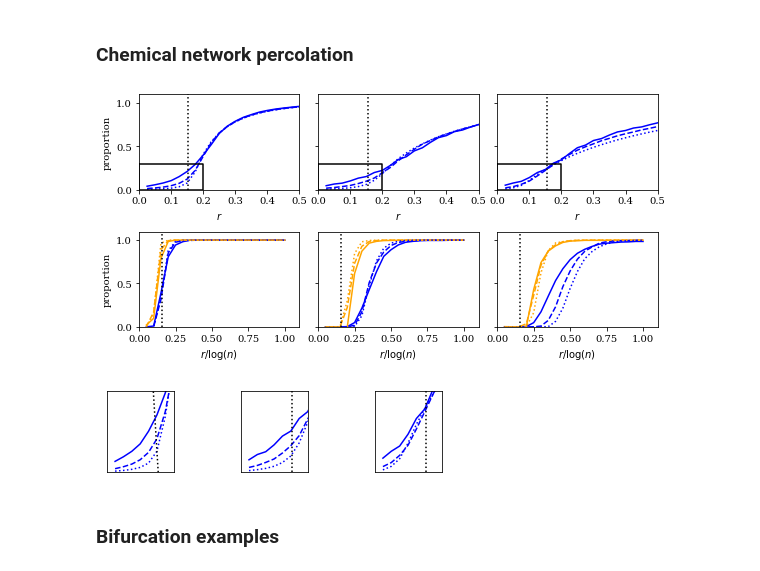
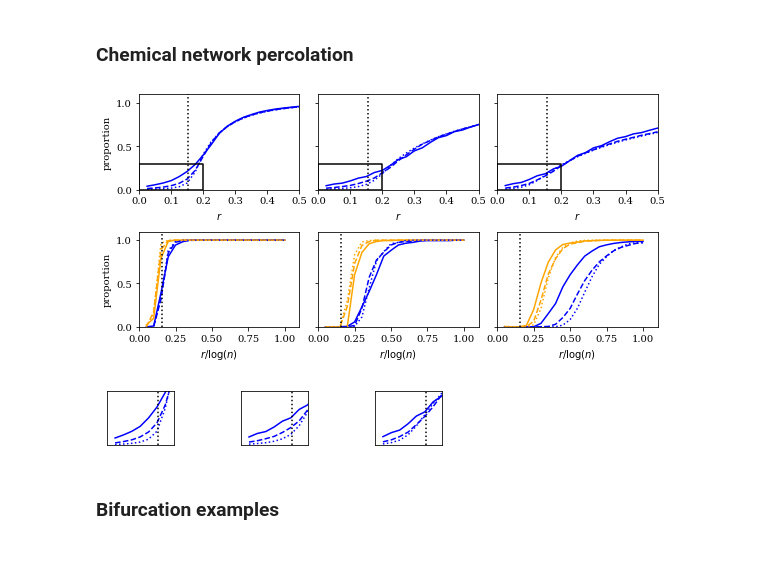
Before and after one commit to znicolaou/rmtchem, a Jupyter notebook: plots.ipynb, the cells around one changed output. Saved outputs shown, nothing was run; the diff lists cells and outputs as text; code cells hidden in the pictures.

Commit message:
updated plots

```diff
--- a/plots.ipynb
+++ b/plots.ipynb
@@ -109,7 +109,7 @@ plt.xlim(0,0.5)
 plt.subplot(2,3,2)
 for i in range(len(ns)):
     n=ns[i]
-    dat=np.loadtxt('data/sing/'+str(n)+'_counts.txt')
+    dat=np.loadtxt('data/percolation_0/'+str(n)+'_counts.txt')
     plt.plot(dat[:,1],dat[:,2],color='blue',linestyle=ls[i])
 plt.plot([4/26,4/26],[0,1.1],color='black',linestyle=':')
 plt.plot([0,0.2,0.2,0,0],[0.3,0.3,0,0,0.3],color='black')
@@ -123,7 +123,7 @@ plt.ylim(0,1.1)
 plt.subplot(2,3,3)
 for i in range(len(ns)):
     n=ns[i]
-    dat=np.loadtxt('data/sing3/'+str(n)+'_counts.txt')
+    dat=np.loadtxt('data/percolation_3/'+str(n)+'_counts.txt')
     plt.plot(dat[:,1],dat[:,2],color='blue',linestyle=ls[i])
 plt.plot([4/26,4/26],[0,1.1],color='black',linestyle=':')
 plt.plot([0,0.2,0.2,0,0],[0.3,0.3,0,0,0.3],color='black')
@@ -150,7 +150,7 @@ plt.xlim(0,1.1)
 plt.subplot(2,3,5)
 for i in range(len(ns)):
     n=ns[i]
-    dat=np.loadtxt('data/sing2/'+str(n)+'_counts.txt')
+    dat=np.loadtxt('data/logpercolation_0/'+str(n)+'_counts.txt')
     plt.plot(dat[:,1],dat[:,4],color='blue',linestyle=ls[i])
     plt.plot(dat[:,1],dat[:,5],color='orange',linestyle=ls[i])
 plt.plot([4/26,4/26],[0,1.1],color='black',linestyle=':')
@@ -163,7 +163,7 @@ plt.xlim(0,1.1)
 plt.subplot(2,3,6)
 for i in range(len(ns)):
     n=ns[i]
-    dat=np.loadtxt('data/sing4/'+str(n)+'_counts.txt')
+    dat=np.loadtxt('data/logpercolation_3/'+str(n)+'_counts.txt')
     plt.plot(dat[:,1],dat[:,4],color='blue',linestyle=ls[i])
     plt.plot(dat[:,1],dat[:,5],color='orange',linestyle=ls[i])
 plt.plot([4/26,4/26],[0,1.1],color='black',linestyle=':')
@@ -179,11 +179,11 @@ plt.tight_layout()
 plt.savefig('plots/fig2.pdf')
 plt.show()
 # %% [output]
-[figure, old version]
+[figure, new version]
 # %%
 ns=[64,256,1024]
 ls=['-','--',':']
-fig, axs = plt.subplots(1,3,figsize=(6,1.5))
+fig, axs = plt.subplots(1,3,figsize=(6,1))
 
 plt.subplot(1,3,1)
 plt.xlim(0,0.2)
@@ -195,38 +195,38 @@ for i in range(3):
     n=ns[i]
     dat=np.loadtxt('data/er/'+str(n)+'_counts.txt')
     plt.plot(dat[:,1]/(13/4),dat[:,2],color='blue',linestyle=ls[i])
-plt.plot([4/26,4/40],[0,1.1],color='black',linestyle=':')
+plt.plot([4/26,4/26],[0,1.1],color='black',linestyle=':')
 
 plt.subplot(1,3,2)
 plt.xlim(0,0.2)
 plt.ylim(0,0.3)
 plt.yticks([],[])
 plt.xticks([],[])
 
 for i in range(3):
     n=ns[i]
-    dat=np.loadtxt('data/sing/'+str(n)+'_counts.txt')
+    dat=np.loadtxt('data/percolation_0/'+str(n)+'_counts.txt')
     plt.plot(dat[:,1],dat[:,2],color='blue',linestyle=ls[i])
 plt.plot([4/26,4/26],[0,1.1],color='black',linestyle=':')
 
 plt.subplot(1,3,3)
 plt.xlim(0,0.2)
 plt.ylim(0,0.3)
 plt.yticks([],[])
 plt.xticks([],[])
 
 for i in range(3):
     n=ns[i]
-    dat=np.loadtxt('data/sing3/'+str(n)+'_counts.txt')
+    dat=np.loadtxt('data/percolation_3/'+str(n)+'_counts.txt')
     plt.plot(dat[:,1],dat[:,2],color='blue',linestyle=ls[i])
 plt.plot([4/26,4/26],[0,1.1],color='black',linestyle=':')
 
 plt.subplots_adjust(wspace=1.0,hspace=0.0)
 
 plt.savefig('plots/fig2insets.pdf')
 plt.show()
 # %% [output]
-[figure, old version]
+[figure, new version]
 # %% [markdown]
 ### Bifurcation examples
 # %%
```
